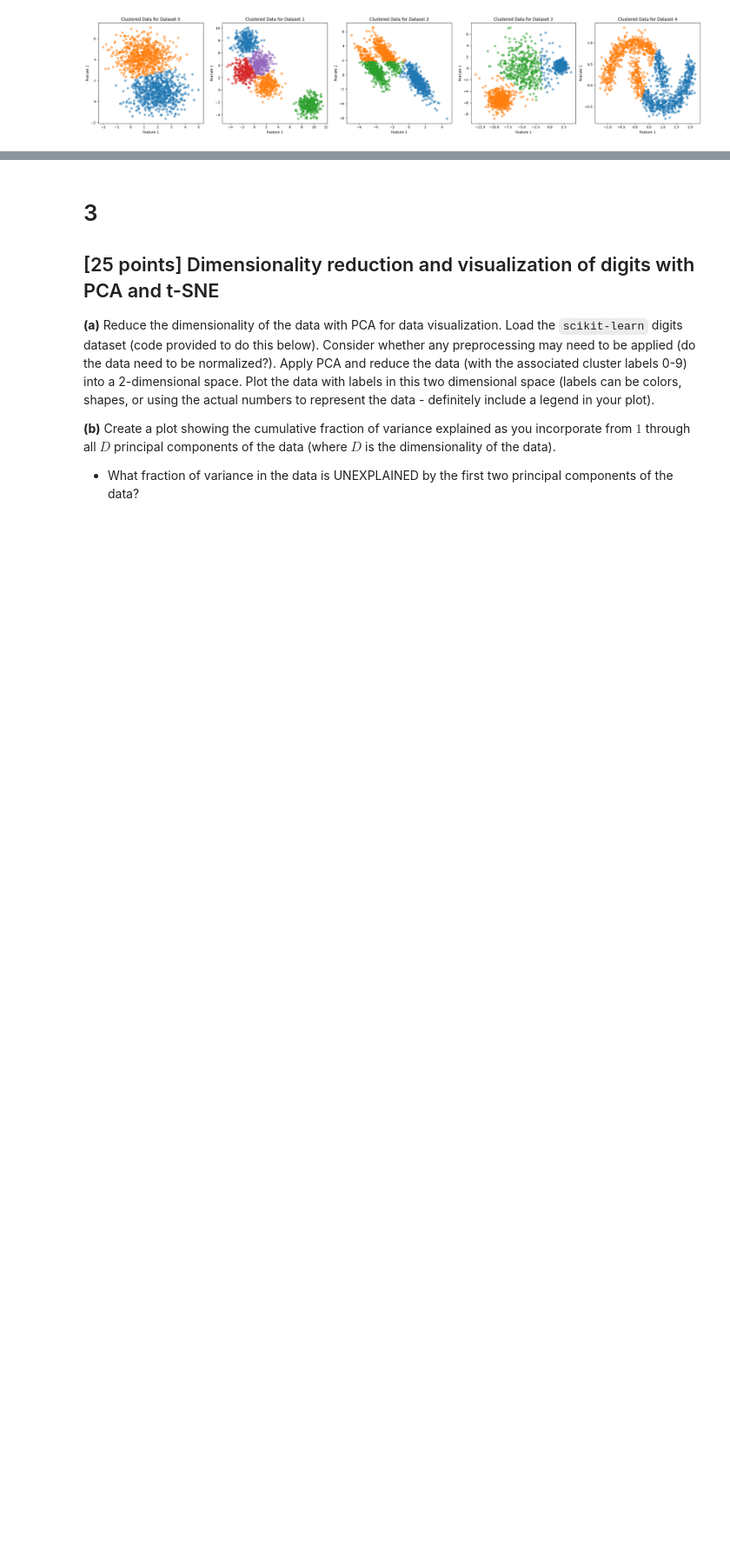
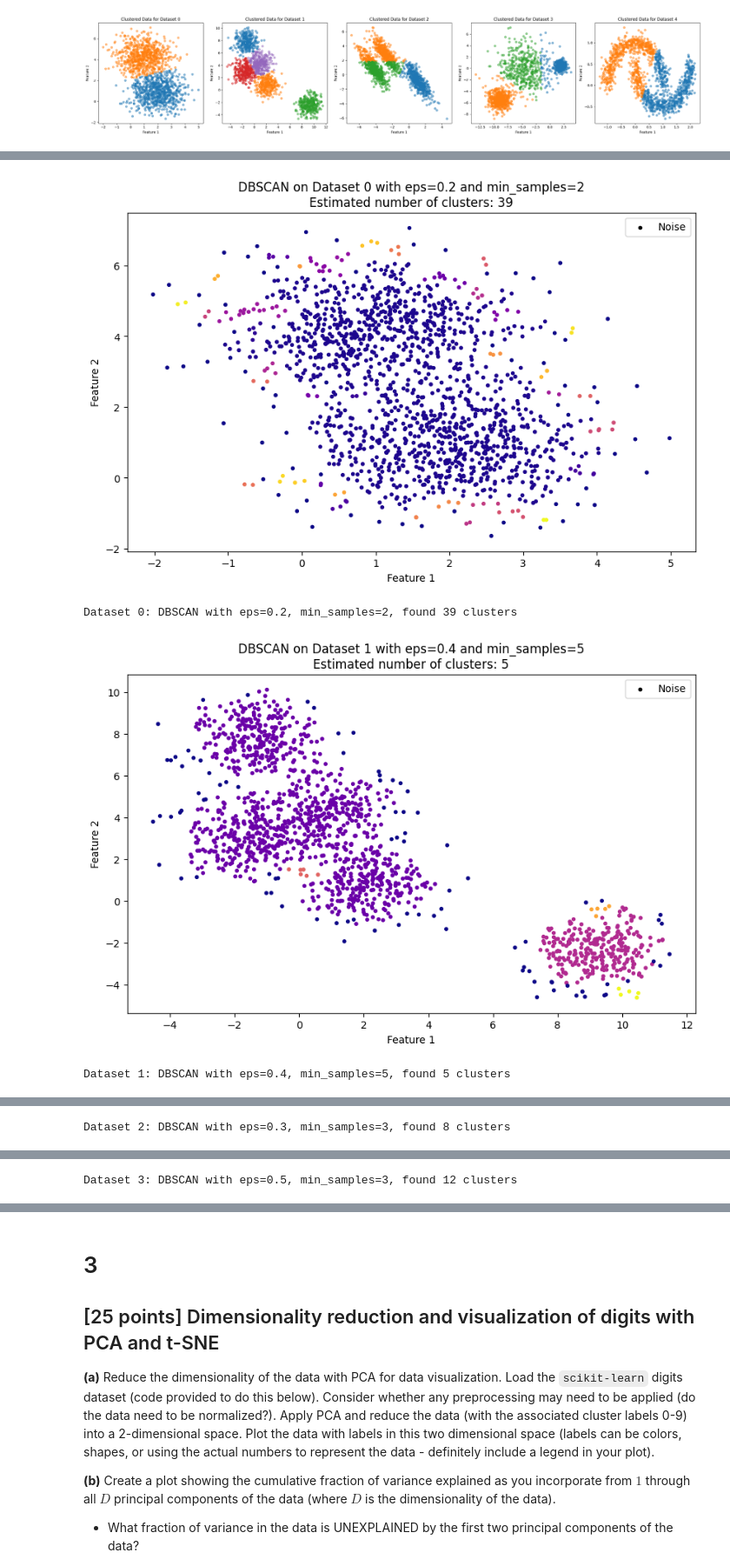
Before and after one commit to nogibjj/ML-Assignment5, a Jupyter notebook: Assignment_5.ipynb, the cells around one changed output, grey strips where cells are left out. Shown at 87% size. Drawn from its saved outputs; the diff is of its cells as text; code cells hidden in the pictures; blank space fills up the shorter version.

```diff
--- a/Assignment_5.ipynb
+++ b/Assignment_5.ipynb
@@ -178,0 +216,37 @@ plt.show()
+# %%
+# chosen values from the graphs above
+eps_values = [0.2, 0.4, 0.3, 0.5, 0.03]
+
+for i, data in enumerate(X):
+    eps = eps_values[i]
+    # starting with the number of clusters from k-means as min-samples
+    min_samples = chosen_ks[i]
+
+    # applying DBSCAN
+    dbscan = DBSCAN(eps=eps, min_samples=min_samples)
+    labels = dbscan.fit_predict(data)
+
+    # to count the number of clusters (ignoring noise points labeled as -1)
+    n_clusters = len(set(labels)) - (1 if -1 in labels else 0)
+
+    # plot the results
+    plt.figure(figsize=(10, 6))
+
+    # assign color 'k' (black) for noise points labeled as -1
+    scatter = plt.scatter(data[:, 0], data[:, 1], c=labels,
+                          cmap='plasma', marker='.', label=labels)
+    plt.title(f'DBSCAN on Dataset {i} with eps={eps} and min_samples={min_samples}\nEstimated number of clusters: {n_clusters}')
+    plt.xlabel('Feature 1')
+    plt.ylabel('Feature 2')
+
+    # color noise points in black
+    black_patch = plt.scatter([], [], marker='.', color='black', label='Noise')
+    plt.legend(handles=[black_patch], loc='best')
+    plt.show()
+
+    print(f"Dataset {i}: DBSCAN with eps={eps}, min_samples={min_samples}, found {n_clusters} clusters")
+# %% [output]
+[figure, added]
+Dataset 0: DBSCAN with eps=0.2, min_samples=2, found 39 clusters
+[figure, added]
+Dataset 1: DBSCAN with eps=0.4, min_samples=5, found 5 clusters
@@ -178,0 +254 @@ plt.show()
+Dataset 2: DBSCAN with eps=0.3, min_samples=3, found 8 clusters
@@ -178,0 +256 @@ plt.show()
+Dataset 3: DBSCAN with eps=0.5, min_samples=3, found 12 clusters
```
Also changed, not shown: parts of 7 cells of this notebook.
